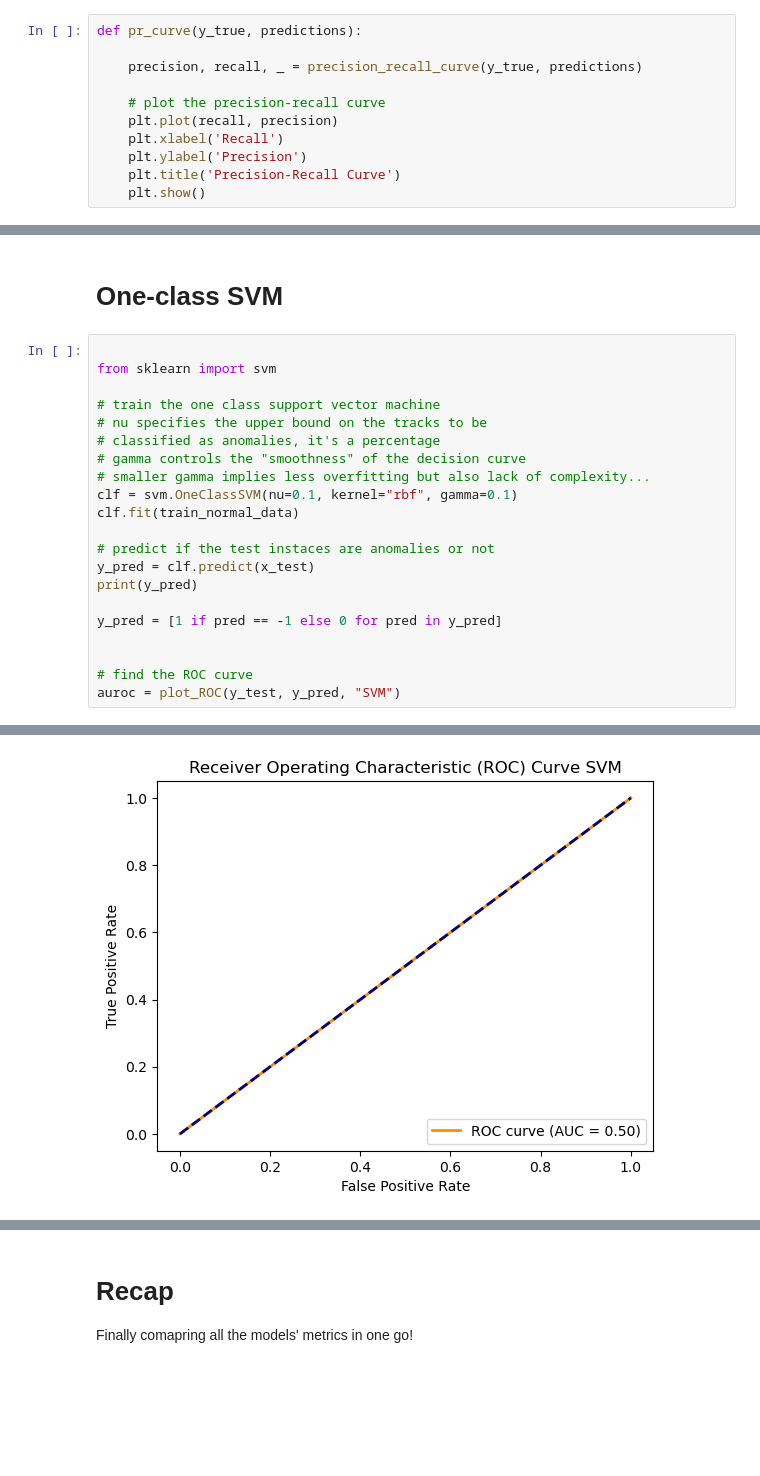
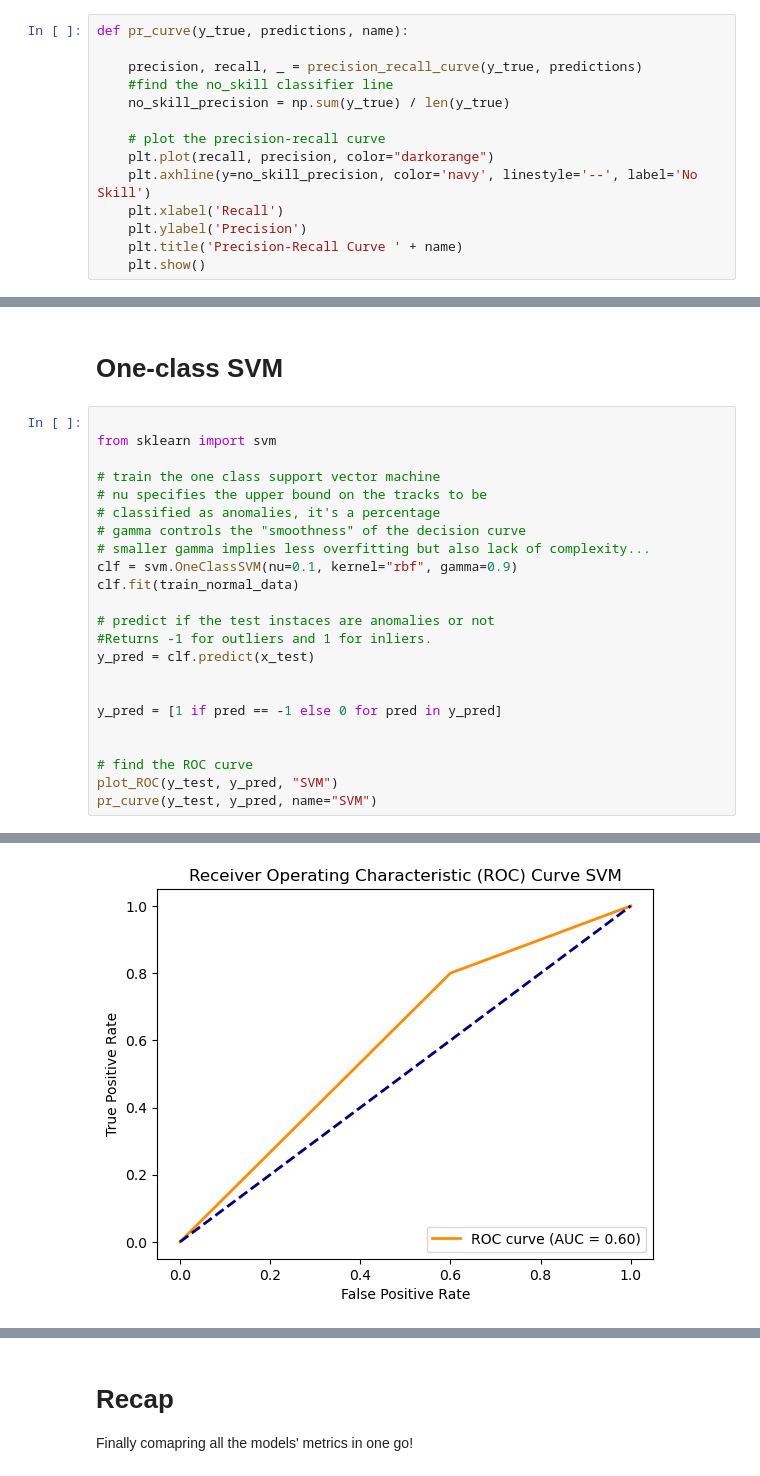
Before and after one commit to togetherthough/Deep-anomaly-detection-for-tracking-experiments-at-LHCb, a Jupyter notebook: notebook.ipynb, the cells around one changed output, grey strips where cells are left out. Saved outputs shown, nothing was run; the diff lists cells and outputs as text; blank space fills up the shorter version.

```diff
--- a/notebook.ipynb
+++ b/notebook.ipynb
@@ -474,11 +481,14 @@ This type of plot is made to better understand the performance of the models, gi
 # %%
-def pr_curve(y_true, predictions):
+def pr_curve(y_true, predictions, name):
 
     precision, recall, _ = precision_recall_curve(y_true, predictions)
+    #find the no_skill classifier line
+    no_skill_precision = np.sum(y_true) / len(y_true)
 
     # plot the precision-recall curve
-    plt.plot(recall, precision)
+    plt.plot(recall, precision, color="darkorange")
+    plt.axhline(y=no_skill_precision, color='navy', linestyle='--', label='No Skill')
     plt.xlabel('Recall')
     plt.ylabel('Precision')
-    plt.title('Precision-Recall Curve')
+    plt.title('Precision-Recall Curve ' + name)
     plt.show()
@@ -718,16 +732,18 @@ from sklearn import svm
 # classified as anomalies, it's a percentage
 # gamma controls the "smoothness" of the decision curve
 # smaller gamma implies less overfitting but also lack of complexity...
-clf = svm.OneClassSVM(nu=0.1, kernel="rbf", gamma=0.1)
+clf = svm.OneClassSVM(nu=0.1, kernel="rbf", gamma=0.9)
 clf.fit(train_normal_data)
 
 # predict if the test instaces are anomalies or not
+#Returns -1 for outliers and 1 for inliers.
 y_pred = clf.predict(x_test)
-print(y_pred)
+
 
 y_pred = [1 if pred == -1 else 0 for pred in y_pred]
 
 
 # find the ROC curve
-auroc = plot_ROC(y_test, y_pred, "SVM")
+plot_ROC(y_test, y_pred, "SVM")
+pr_curve(y_test, y_pred, name="SVM")
 # %% [output]
@@ -738 +751 @@ the j_statistic is 0.0
-[figure, old version]
+[figure, new version]
```
Also changed, not shown: parts of 39 cells of this notebook, 12 other files.
